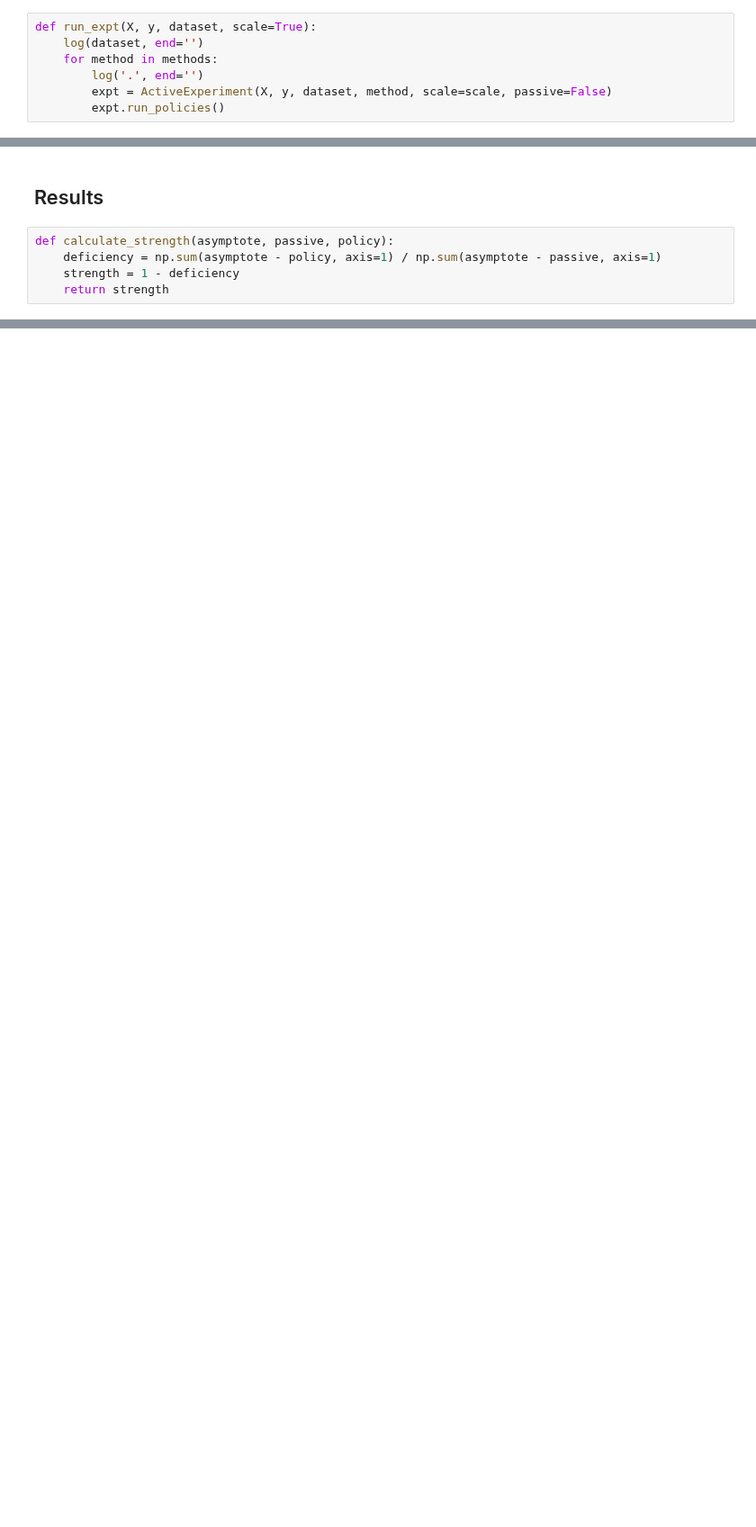
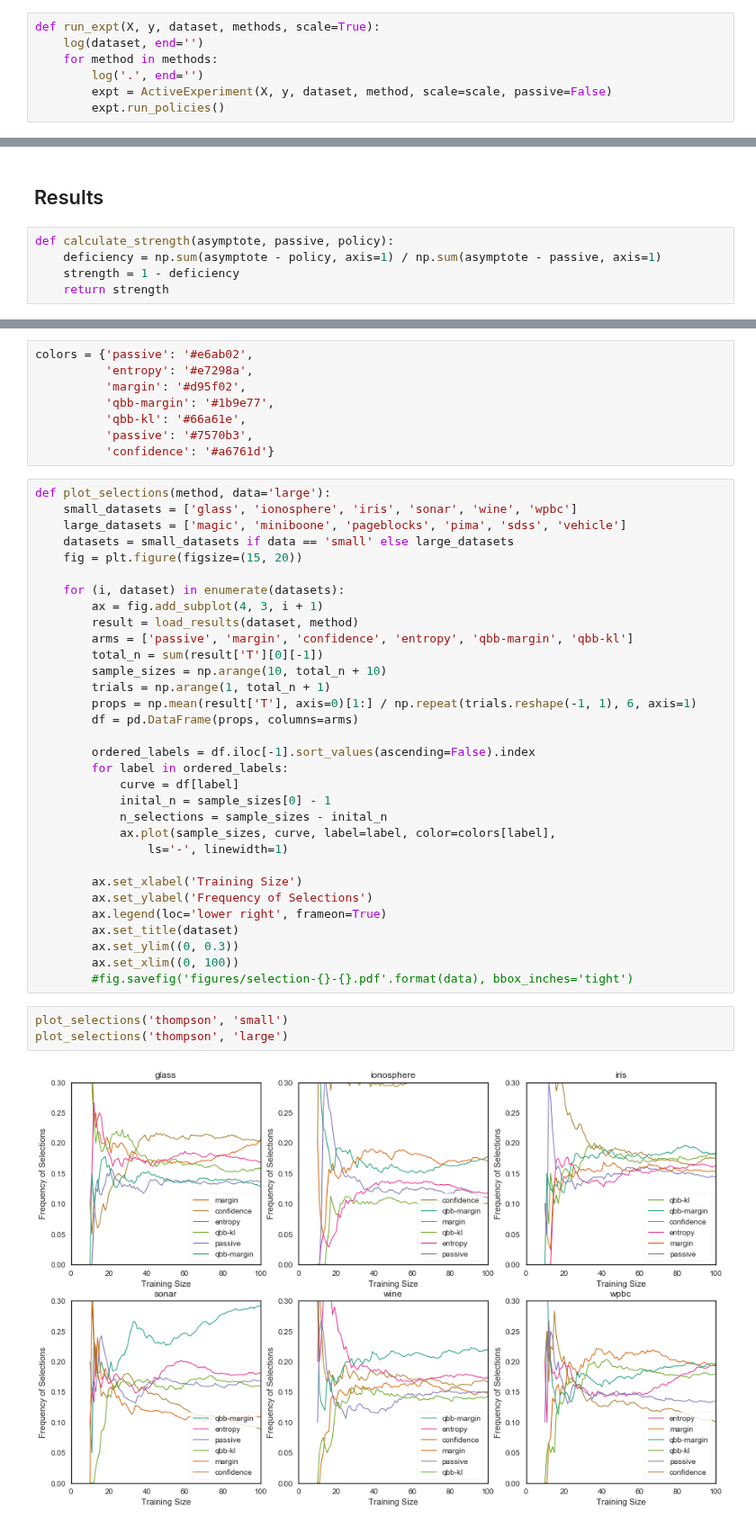
Before and after one commit to chengsoonong/mclass-sky, a Jupyter notebook: projects/peerjcs16/active_learning_suggestions.ipynb, the cells around one changed output, grey strips where cells are left out. Shown at 90% size. Saved outputs shown, nothing was run; the diff lists cells and outputs as text; blank space fills up the shorter version.

```diff
--- a/projects/peerjcs16/active_learning_suggestions.ipynb
+++ b/projects/peerjcs16/active_learning_suggestions.ipynb
@@ -84,5 +93,5 @@ if RUN_EXPERIMENTS:
 # %%
-def run_expt(X, y, dataset, scale=True):
+def run_expt(X, y, dataset, methods, scale=True):
     log(dataset, end='')
     for method in methods:
         log('.', end='')
@@ -198,0 +252,45 @@ plot_learning_curves()
+# %%
+colors = {'passive': '#e6ab02',
+          'entropy': '#e7298a',
+          'margin': '#d95f02',
+          'qbb-margin': '#1b9e77',
+          'qbb-kl': '#66a61e',
+          'passive': '#7570b3',
+          'confidence': '#a6761d'}
+# %%
+def plot_selections(method, data='large'):
+    small_datasets = ['glass', 'ionosphere', 'iris', 'sonar', 'wine', 'wpbc']
+    large_datasets = ['magic', 'miniboone', 'pageblocks', 'pima', 'sdss', 'vehicle']
+    datasets = small_datasets if data == 'small' else large_datasets
+    fig = plt.figure(figsize=(15, 20))
+
+    for (i, dataset) in enumerate(datasets):
+        ax = fig.add_subplot(4, 3, i + 1)
+        result = load_results(dataset, method)
+        arms = ['passive', 'margin', 'confidence', 'entropy', 'qbb-margin', 'qbb-kl']
+        total_n = sum(result['T'][0][-1])
+        sample_sizes = np.arange(10, total_n + 10)
+        trials = np.arange(1, total_n + 1)
+        props = np.mean(result['T'], axis=0)[1:] / np.repeat(trials.reshape(-1, 1), 6, axis=1)
+        df = pd.DataFrame(props, columns=arms)
+
+        ordered_labels = df.iloc[-1].sort_values(ascending=False).index
+        for label in ordered_labels:
+            curve = df[label]
+            inital_n = sample_sizes[0] - 1
+            n_selections = sample_sizes - inital_n
+            ax.plot(sample_sizes, curve, label=label, color=colors[label],
+                ls='-', linewidth=1)
+
+        ax.set_xlabel('Training Size')
+        ax.set_ylabel('Frequency of Selections')
+        ax.legend(loc='lower right', frameon=True)
+        ax.set_title(dataset)
+        ax.set_ylim((0, 0.3))
+        ax.set_xlim((0, 100))
+        #fig.savefig('figures/selection-{}-{}.pdf'.format(data), bbox_inches='tight')
+# %%
+plot_selections('thompson', 'small')
+plot_selections('thompson', 'large')
+# %% [output]
+[figure, added]
```
Also changed, not shown: parts of 20 cells of this notebook.
